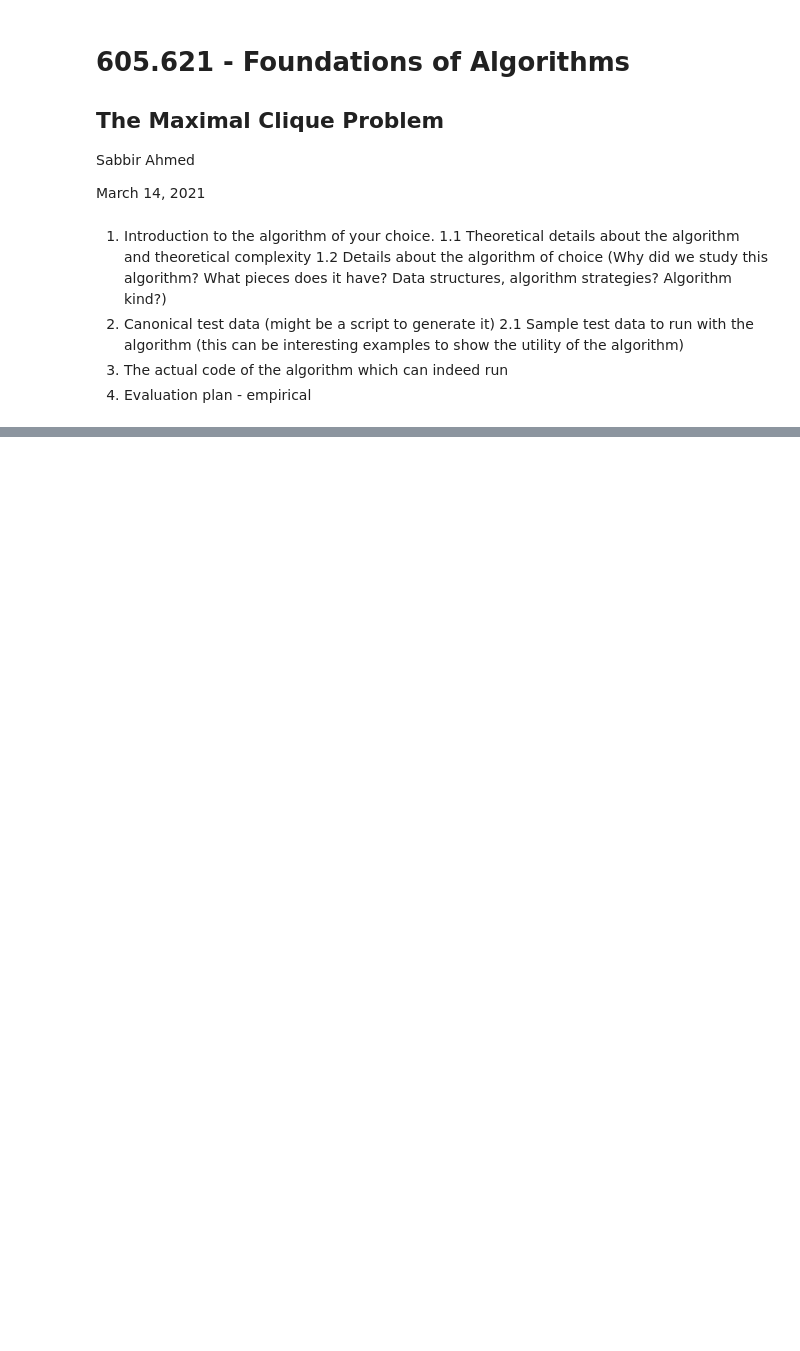
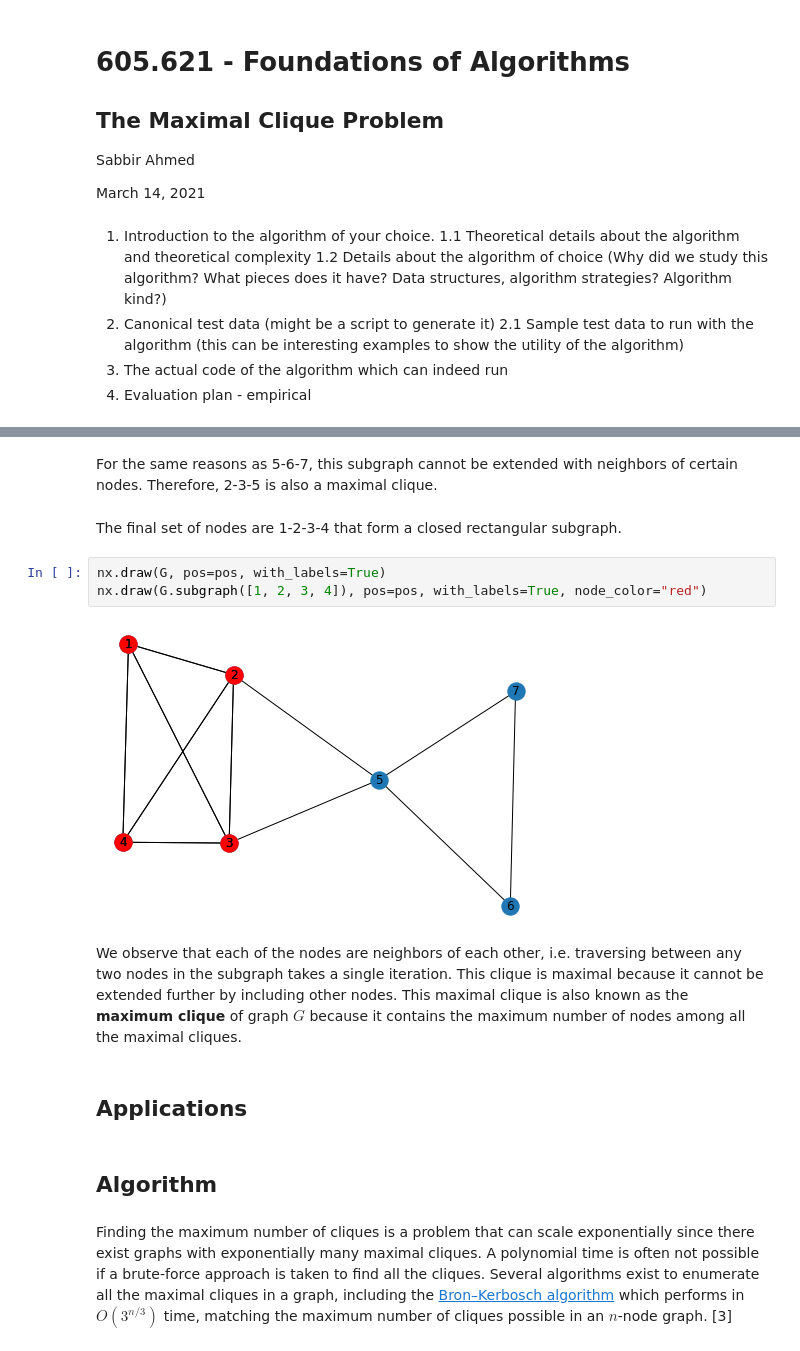
Before and after one commit to ribbas/grad_courses, a Jupyter notebook: 601.621_foundations_of_algorithms/proj/midpoint.ipynb, the cells around one changed output, grey strips where cells are left out. Cells and saved outputs as stored; diff of their text form; blank space fills up the shorter version.

```diff
--- a/601.621_foundations_of_algorithms/proj/midpoint.ipynb
+++ b/601.621_foundations_of_algorithms/proj/midpoint.ipynb
@@ -169,0 +73,17 @@ test_algo(G1, bron_kerbosch_pivot2)
+# %% [markdown]
+For the same reasons as 5-6-7, this subgraph cannot be extended with neighbors of certain nodes. Therefore, 2-3-5 is also a maximal clique.
+# %% [markdown]
+The final set of nodes are 1-2-3-4 that form a closed rectangular subgraph.
+# %%
+nx.draw(G, pos=pos, with_labels=True)
+nx.draw(G.subgraph([1, 2, 3, 4]), pos=pos, with_labels=True, node_color="red")
+# %% [output]
+[figure, added]
+# %% [markdown]
+We observe that each of the nodes are neighbors of each other, i.e. traversing between any two nodes in the subgraph takes a single iteration. This clique is maximal because it cannot be extended further by including other nodes. This maximal clique is also known as the __maximum clique__ of graph $G$ because it contains the maximum number of nodes among all the maximal cliques.
+# %% [markdown]
+## Applications
+# %% [markdown]
+## Algorithm
+# %% [markdown]
+Finding the maximum number of cliques is a problem that can scale exponentially since there exist graphs with exponentially many maximal cliques. A polynomial time is often not possible if a brute-force approach is taken to find all the cliques. Several algorithms exist to enumerate all the maximal cliques in a graph, including the [Bron–Kerbosch algorithm](https://en.wikipedia.org/wiki/Bron%E2%80%93Kerbosch_algorithm) which performs in $O(3^{n/3})$ time, matching the maximum number of cliques possible in an $n$-node graph. [3]
```
Also changed, not shown: parts of 50 cells of this notebook, 1 other file.
